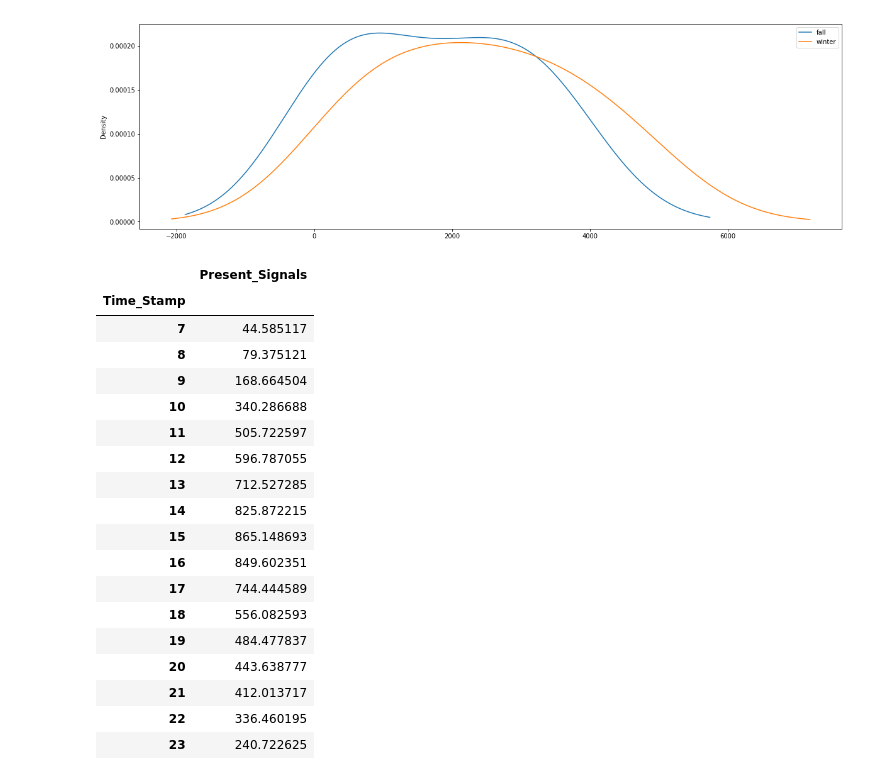
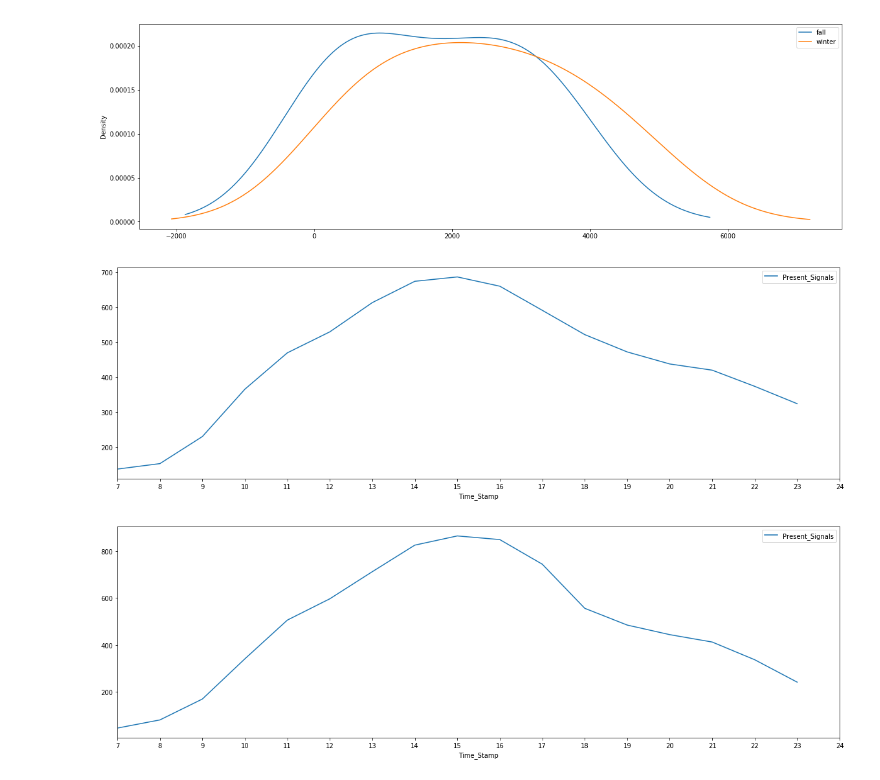
Before and after one commit to kelvinluime/Pr_059, a Jupyter notebook: FinalProject.ipynb, the cells around one changed output. Cells and saved outputs as stored; diff of their text form; code cells hidden in the pictures.

```diff
--- a/FinalProject.ipynb
+++ b/FinalProject.ipynb
@@ -1281,26 +1247,13 @@ week_cmp_df.plot.kde()
 # %% [output]
 <matplotlib.axes._subplots.AxesSubplot at 0x...>
 [figure]
-# %%
-df1 = df_geisel_winter
-df1.groupby(df1.index.hour).mean()
-# %% [output]
-|  | Present_Signals |
-| Time_Stamp |  |
-| 7 | 44.585117 |
-| 8 | 79.375121 |
-| 9 | 168.664504 |
-| 10 | 340.286688 |
-| 11 | 505.722597 |
-| 12 | 596.787055 |
-| 13 | 712.527285 |
-| 14 | 825.872215 |
-| 15 | 865.148693 |
-| 16 | 849.602351 |
-| 17 | 744.444589 |
-| 18 | 556.082593 |
-| 19 | 484.477837 |
-| 20 | 443.638777 |
-| 21 | 412.013717 |
-| 22 | 336.460195 |
-| 23 | 240.722625 |
+# %%
+df_geisel_fall.groupby(df_geisel_fall.index.hour).mean().plot()
+_ = plt.xticks([hour for hour in range(7, 25)])
+# %% [output]
+[figure, added]
+# %%
+df_geisel_winter.groupby(df_geisel_winter.index.hour).mean().plot()
+_ = plt.xticks([hour for hour in range(7, 25)])
+# %% [output]
+[figure, added]
```
Also changed, not shown: parts of 23 cells of this notebook.
